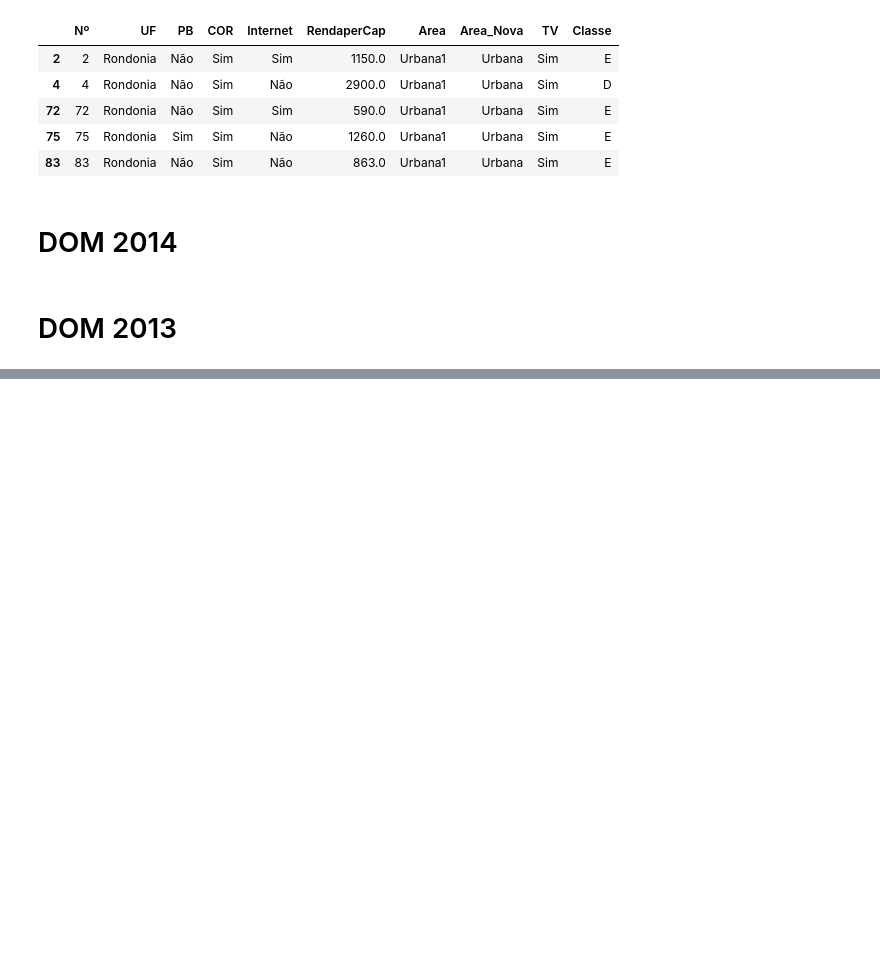
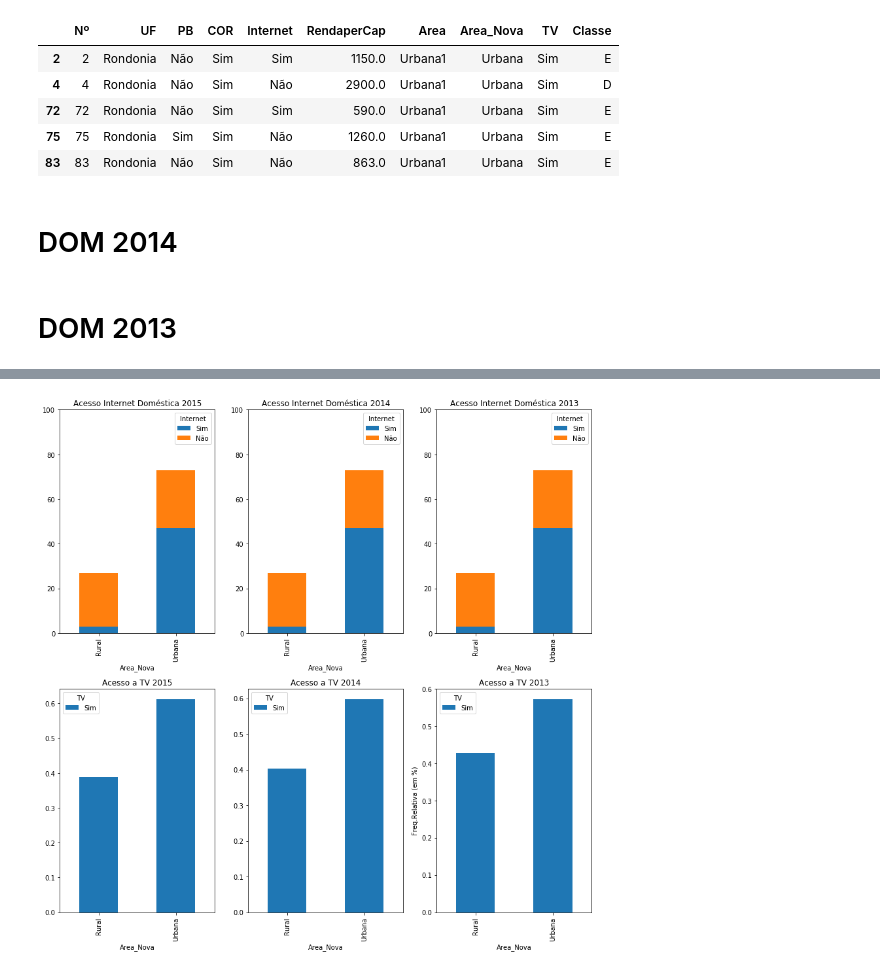
Before and after one commit to Ligeiro13/CD, a Jupyter notebook: Projeto 1 (light).ipynb, the cells around one changed output, grey strips where cells are left out. Cells and saved outputs as stored; diff of their text form; code cells hidden in the pictures; blank space fills up the shorter version.

```diff
--- a/Projeto 1 (light).ipynb
+++ b/Projeto 1 (light).ipynb
@@ -315,0 +402,40 @@ rendaRfaixa = pd.cut(rendaR, faixa, False)
+# %%
+fig,axes = plt.subplots(nrows=2,ncols=3)
+#2015
+ct1 = pd.crosstab(novo_dados.Internet, novo_dados.Area_Nova, normalize = "index")
+ct1 = (ct1/ct1.sum().sum()*100).round(decimals=0)
+plot = ct1.T.plot(kind='bar',ax=axes[0,0], stacked=True,figsize = (12,12),title='Acesso Internet Doméstica 2015')
+plot.set_ylim([0, 100])
+plt.ylabel('Freq.Relativa (em %)')
+
+ct12 = pd.crosstab(novo_dados.TV, novo_dados.Area_Nova, normalize = "index")
+plot = ct12.T.plot(kind='bar', ax=axes[1,0],stacked=True,figsize = (12,12), title='Acesso a TV 2015')
+plt.ylabel('Freq.Relativa (em %)')
+
+
+#2014
+ct6 = pd.crosstab(novo_dados1.Internet, novo_dados1.Area_Nova, normalize = "index")
+ct6 = (ct6/ct6.sum().sum()*100).round(decimals=0)
+plot = ct6.T.plot(kind='bar',ax=axes[0,1], stacked=True,figsize = (12,12),title='Acesso Internet Doméstica 2014')
+plot.set_ylim([0, 100])
+plt.ylabel('Freq.Relativa (em %)')
+
+ct24 = pd.crosstab(novo_dados1.TV, novo_dados1.Area_Nova, normalize = "index")
+plot = ct24.T.plot(kind='bar',ax=axes[1,1], stacked=True,figsize = (12,12), title='Acesso a TV 2014')
+plt.ylabel('Freq.Relativa (em %)')
+
+
+#2013
+ct3 = pd.crosstab(novo_dados2.Internet, novo_dados2.Area_Nova, normalize = "index")
+ct3 = (ct3/ct3.sum().sum()*100).round(decimals=0)
+plot = ct1.T.plot(kind='bar',ax=axes[0,2], stacked=True,figsize = (12,12),title='Acesso Internet Doméstica 2013')
+plot.set_ylim([0, 100])
+plt.ylabel('Freq.Relativa (em %)')
+
+ct31 = pd.crosstab(novo_dados2.TV, novo_dados2.Area_Nova, normalize = "index")
+plot = ct31.T.plot(kind='bar',ax=axes[1,2], stacked=True, figsize = (12,12),title='Acesso a TV 2013')
+plt.ylabel('Freq.Relativa (em %)')
+
+plt.tight_layout()
+# %% [output]
+[figure, added]
```
Also changed, not shown: parts of 19 cells of this notebook.
